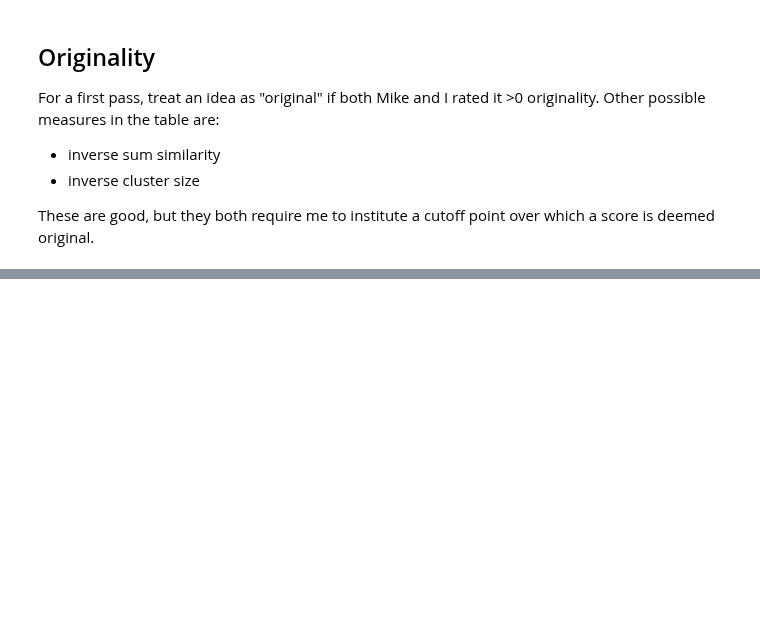
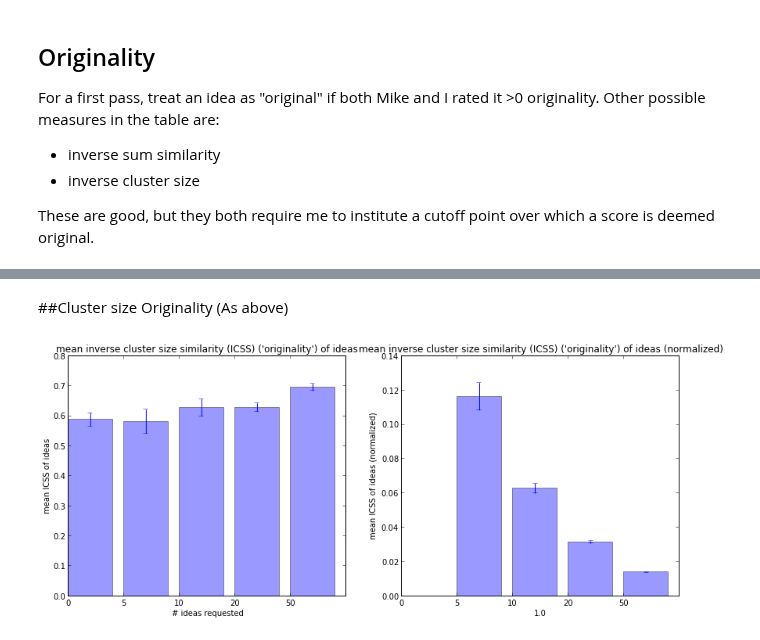
Before and after one commit to filkry/crowbrain, a Jupyter notebook: exps/post_pilot12_13_stats.ipynb, the cells around one changed output, grey strips where cells are left out. Saved outputs shown, nothing was run; the diff lists cells and outputs as text; code cells hidden in the pictures; blank space fills up the shorter version.

```diff
--- a/exps/post_pilot12_13_stats.ipynb
+++ b/exps/post_pilot12_13_stats.ipynb
@@ -340,0 +351,11 @@ number of scored 1225
+# %% [markdown]
+##Cluster size Originality (As above)
+# %%
+cs_originalities = defaultdict(list)
+for (num_requested, wid, qc), run in runs:
+    for cs in run['originality_inverse_cluster_size']:
+        cs_originalities[num_requested].append(cs)
+
+bar_mean_norm_err(cs_originalities, "mean inverse cluster size similarity (ICSS) ('originality') of ideas", "# ideas requested", "mean ICSS of ideas")
+# %% [output]
+[figure, added]
```
Also changed, not shown: parts of 11 cells of this notebook.
